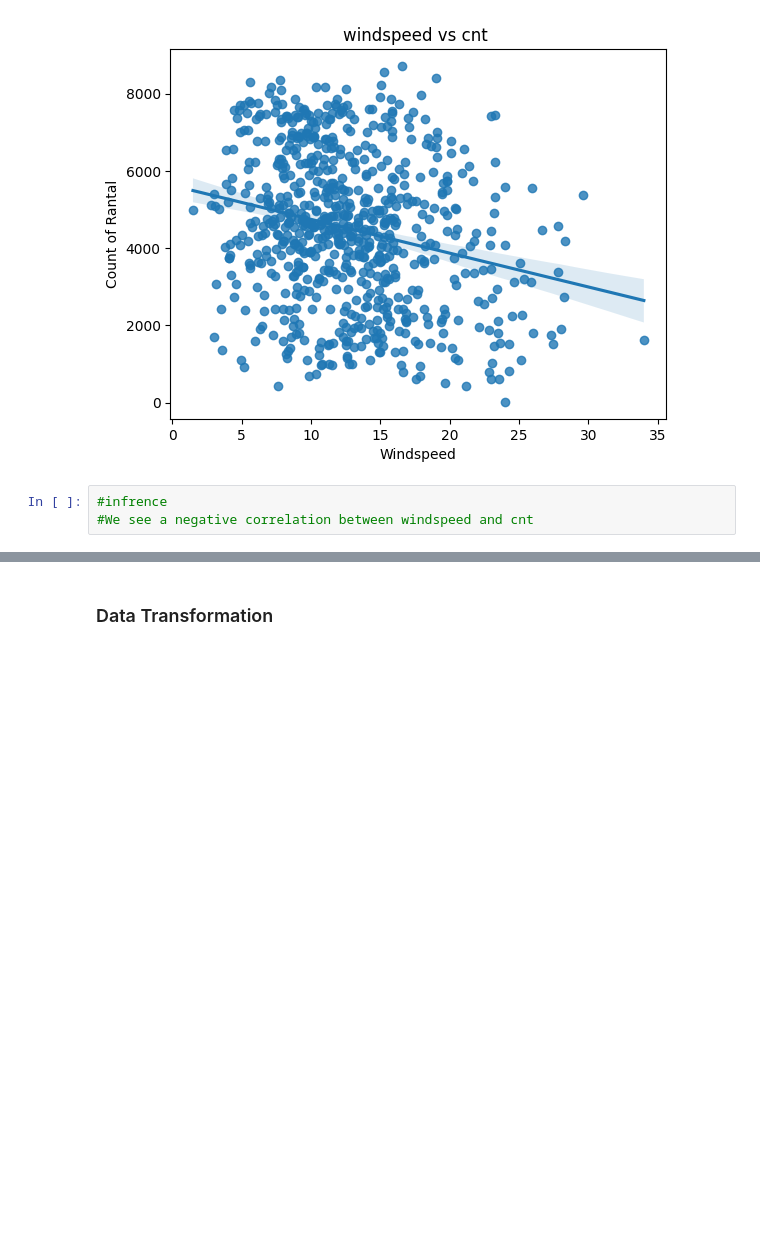
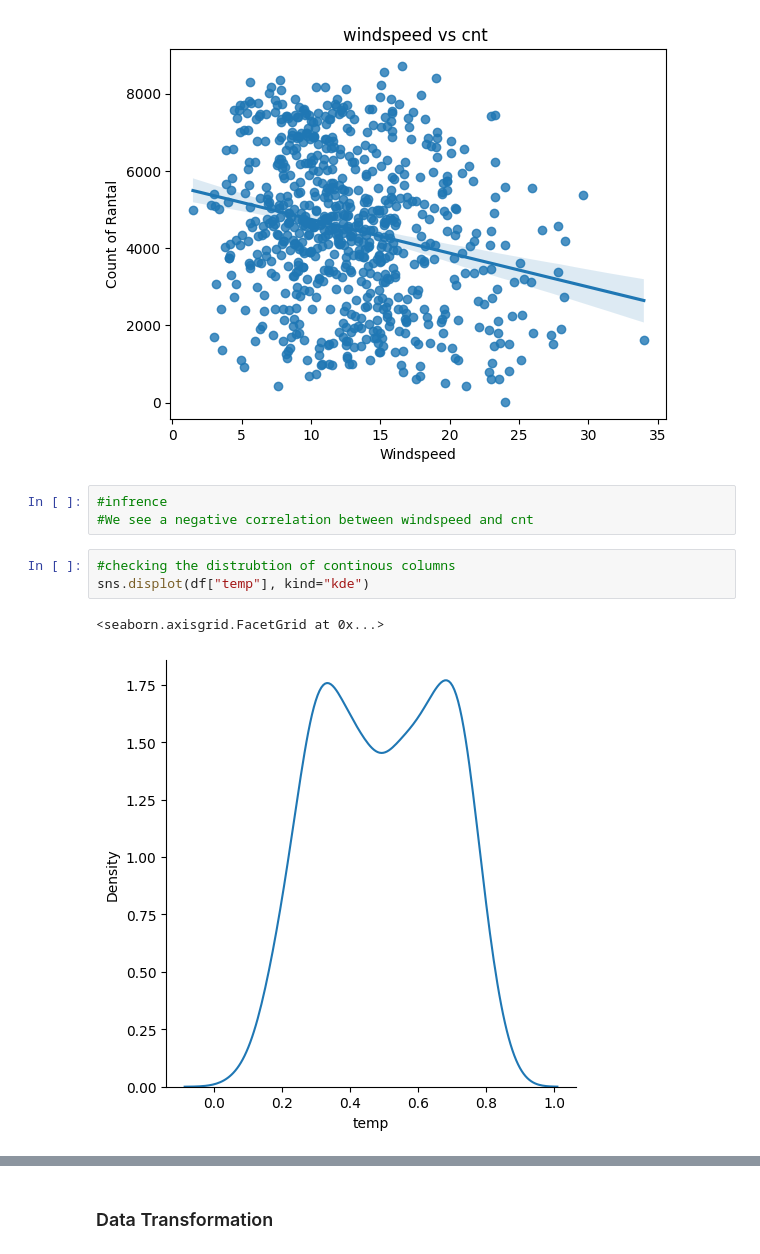
Before and after one commit to tufailahmed023/Bike-sharing, a Jupyter notebook: Notebook/Bike_Sharing.ipynb, the cells around one changed output, grey strips where cells are left out. Drawn from its saved outputs; the diff is of its cells as text; blank space fills up the shorter version.

```diff
--- a/Notebook/Bike_Sharing.ipynb
+++ b/Notebook/Bike_Sharing.ipynb
@@ -335,3 +335,9 @@ plt.show()
 # %%
 #infrence
 #We see a negative correlation between windspeed and cnt
+# %%
+#checking the distrubtion of continous columns
+sns.displot(df["temp"], kind="kde")
+# %% [output]
+<seaborn.axisgrid.FacetGrid at 0x...>
+[figure, added]
```
Also changed, not shown: parts of 3 cells of this notebook.
